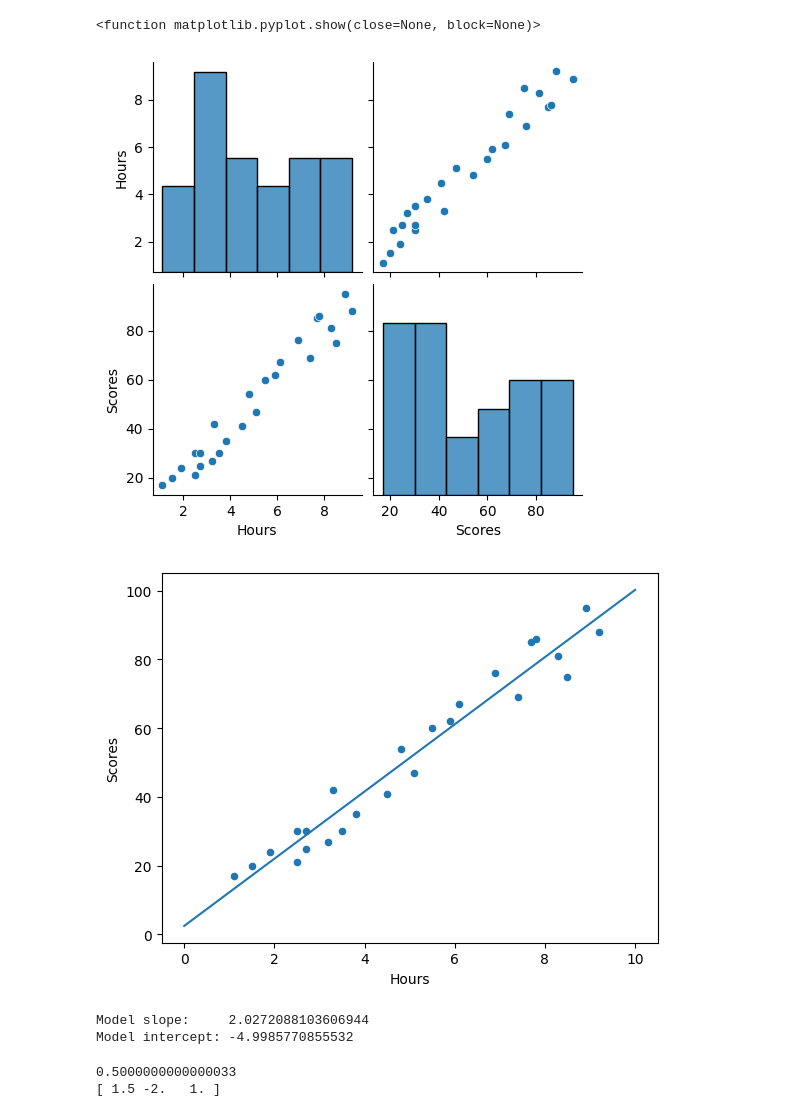
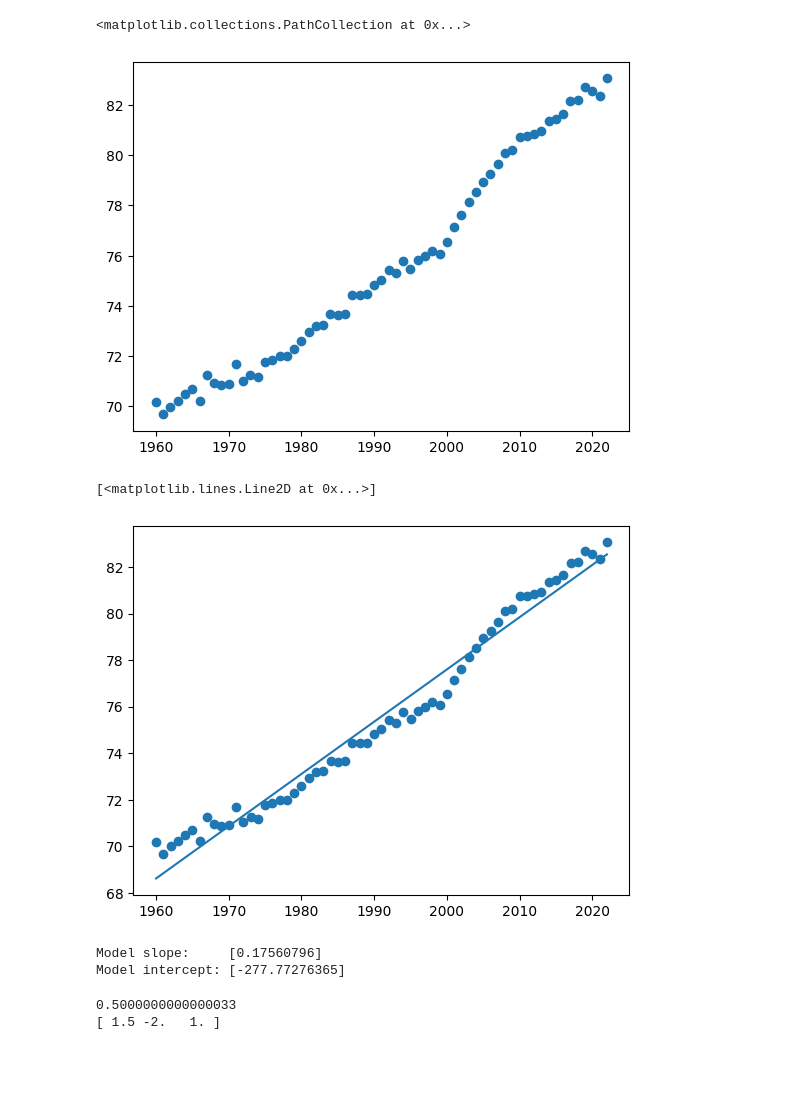
Before and after one commit to RonanGreen1/Data_Science, a Jupyter notebook: Linear Regression/LR.ipynb, the cells around one changed output. Cells and saved outputs as stored; diff of their text form; code cells hidden in the pictures; blank space fills up the shorter version.

Commit message:
progressed on linear regression

```diff
--- a/Linear Regression/LR.ipynb
+++ b/Linear Regression/LR.ipynb
@@ -30,30 +1,53 @@ TypeError: 'NoneType' object is not callable
+# %%
+import matplotlib.pyplot as plt
+import seaborn as sns
+import numpy as np
+import pandas as pd
+import csv
+
+#ran into depricated seaborn model and sklearn model. Found up to date versions
+
+df = pd.read_csv("../../DeathRate.csv")
+
+country = df.loc[df['Country Name'] == 'Ireland']
+data = country[country.columns[4:]].T # Transposes the column headers to be rows.
+x = data.columns
+y = data
+data.index = pd.to_datetime(data.index, format='%Y')
+
+data.dropna(inplace=True)# Drop any rows that contain NaN values to ensure the data is clean for regression
+
+# Prepare data for linear regression
+x = data.index.year.values.reshape(-1, 1)# Converts year int NumPy array
+y = data.values.reshape(-1, 1)# Then reshapes the data into 2d array
+
+
+
+#print(df)
 # %%
-df.plot.scatter(x='Hours', y='Scores')
+plt.scatter(x, y)
 # %% [output]
-<function matplotlib.pyplot.show(close=None, block=None)>
+<matplotlib.collections.PathCollection at 0x...>
-[figure, old version]
+[figure, new version]
 # %%
 from sklearn.linear_model import LinearRegression
 model = LinearRegression()
 
-x = df[['Hours']]
-y = df['Scores']
+model.fit(x, y)
+y_pred = model.predict(x)
 
-model.fit(x, y)
-
-xfit = np.linspace(0, 10, 100)
-yfit = model.predict(xfit[:, np.newaxis])
-
-df.plot.scatter(x='Hours', y='Scores')
-plt.plot(xfit, yfit);
+# Plot regression line
+plt.scatter(x, y)
+plt.plot(x, y_pred)
 # %% [output]
+[<matplotlib.lines.Line2D at 0x...>]
-[figure, old version]
+[figure, new version]
 # %%
 print("Model slope:    ", model.coef_[0])
 print("Model intercept:", model.intercept_)
 # %% [output]
-Model slope:     2.0272088103606944
-Model intercept: -4.9985770855532
+Model slope:     [0.17560796]
+Model intercept: [-277.77276365]
 # %%
 
 rng = np.random.RandomState(1)
```
Also changed, not shown: parts of 3 cells of this notebook.
